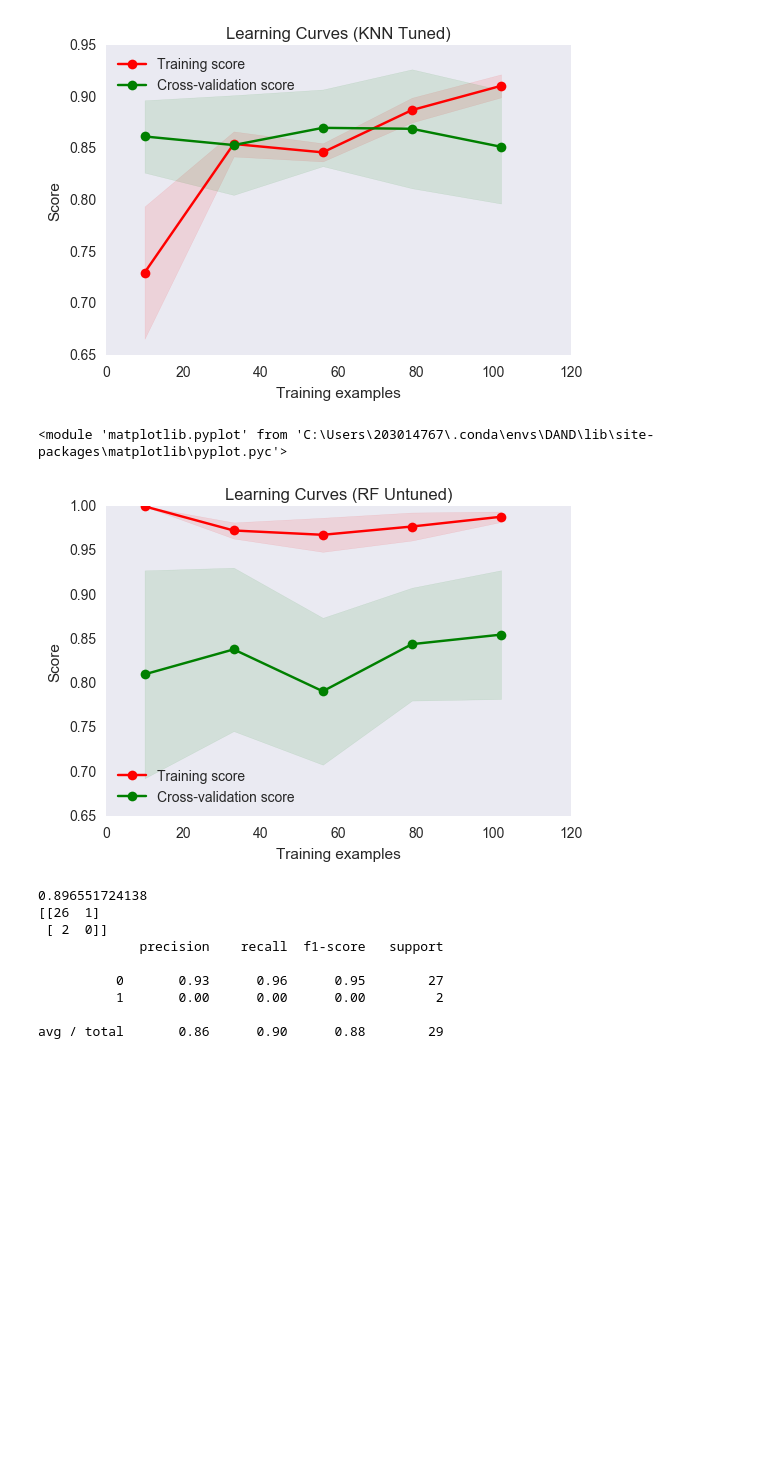
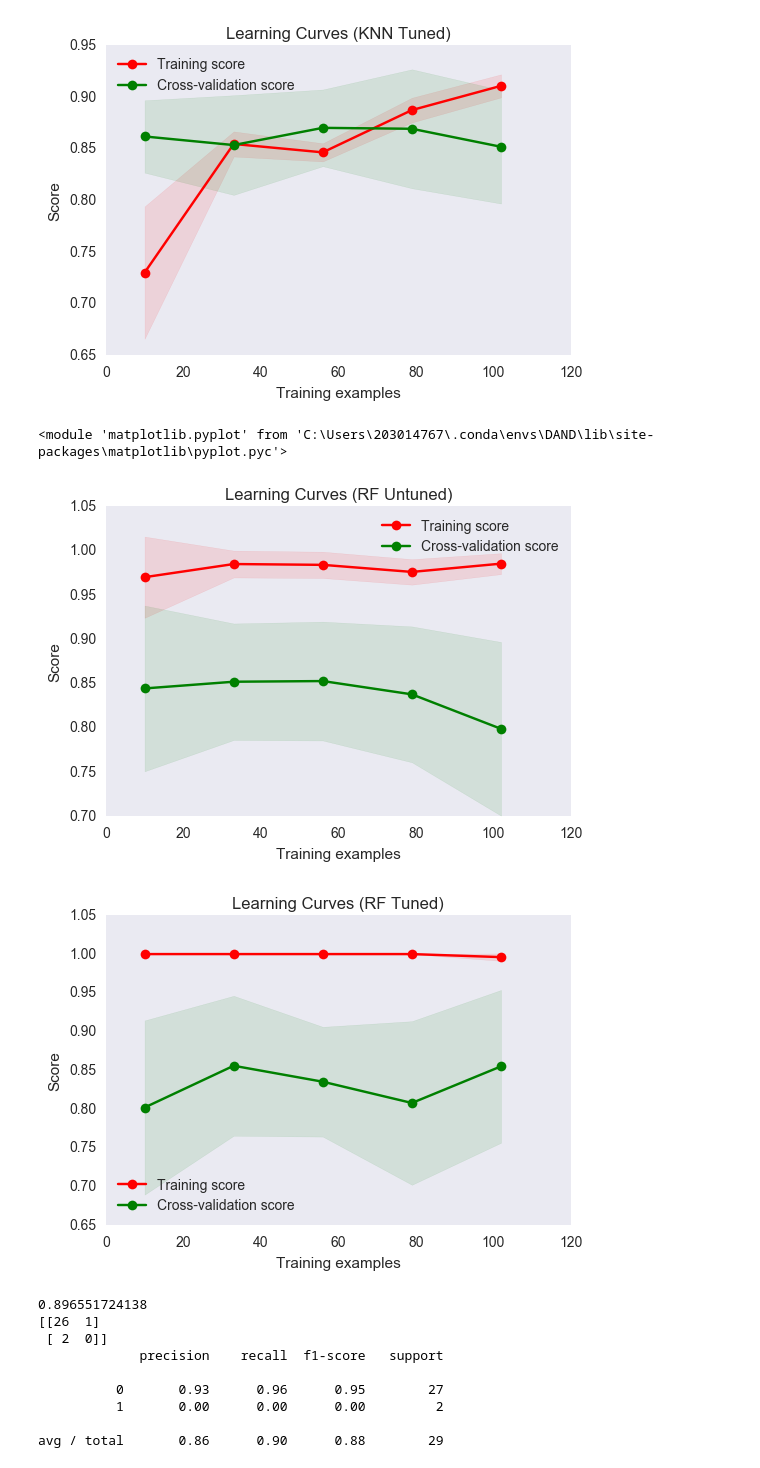
Before and after one commit to djhavera/Enron_Final, a Jupyter notebook: Poi_ID_Fraud3.ipynb, the cells around one changed output. Drawn from its saved outputs; the diff is of its cells as text; code cells hidden in the pictures; blank space fills up the shorter version.

```diff
--- a/Poi_ID_Fraud3.ipynb
+++ b/Poi_ID_Fraud3.ipynb
@@ -549,0 +570,24 @@ Best: 0.843665 using {'kernel': 'linear', 'C': 0.1}
+# %%
+from random import seed, randint
+from sklearn.metrics import f1_score
+from scipy.stats import randint
+from scipy.stats import uniform
+from sklearn.model_selection import RandomizedSearchCV
+import random
+import pandas as pd
+model = RandomForestClassifier()
+param_grid = {
+    'max_depth' : randint(low=1, high=40),
+    'min_samples_split': randint(low=2, high=5),
+    'n_estimators' : randint(low=100, high=200) }
+
+cv = ShuffleSplit(n_splits=5, test_size=0.2, random_state=0)
+rsearch = RandomizedSearchCV(estimator= model, param_distributions=param_grid, n_iter=5, cv = cv,
+                             random_state=7)
+rsearch.fit(X_train, y_train)
+#print(rsearch.best_score_)
+#print(rsearch.best_estimator_)
+#print(rsearch.best_params_)
+
+tuned_rf = rsearch.best_estimator_
+print(tuned_rf)
@@ -715,16 +767,16 @@ plot_learning_curve(KNN_clf_tuned, title2, rescaledX, y_train, cv = sss, n_jobs=
 # %%
 title = "Learning Curves (RF Untuned)"
 # Cross validation with 100 iterations to get smoother mean test and train
 # score curves, each time with 20% data randomly selected as a validation set.
-RF_clf = RandomForestClassifier(random_state = seed)
+RF_clf = RandomForestClassifier()#random_state = seed)
 plot_learning_curve(RF_clf, title, rescaledX, y_train, cv=sss, n_jobs=1)
 
-#title2 = "Learning Curves (KNN Tuned)"
-#KNN_clf_tuned = KNeighborsClassifier(n_neighbors = 2)
-#plot_learning_curve(KNN_clf_tuned, title2, rescaledX, y_train, cv = sss, n_jobs=1)
+title2 = "Learning Curves (RF Tuned)"
+plot_learning_curve(tuned_rf, title2, rescaledX, y_train, cv = sss, n_jobs=1)
 # %% [output]
 <module 'matplotlib.pyplot' from 'C:\Users\203014767\.conda\envs\DAND\lib\site-packages\matplotlib\pyplot.pyc'>
-[figure, old version]
+[figure, new version]
+[figure, added]
 # %%
 # prepare the model
 scaler = StandardScaler().fit(X_train)
```
Also changed, not shown: parts of 4 cells of this notebook.
